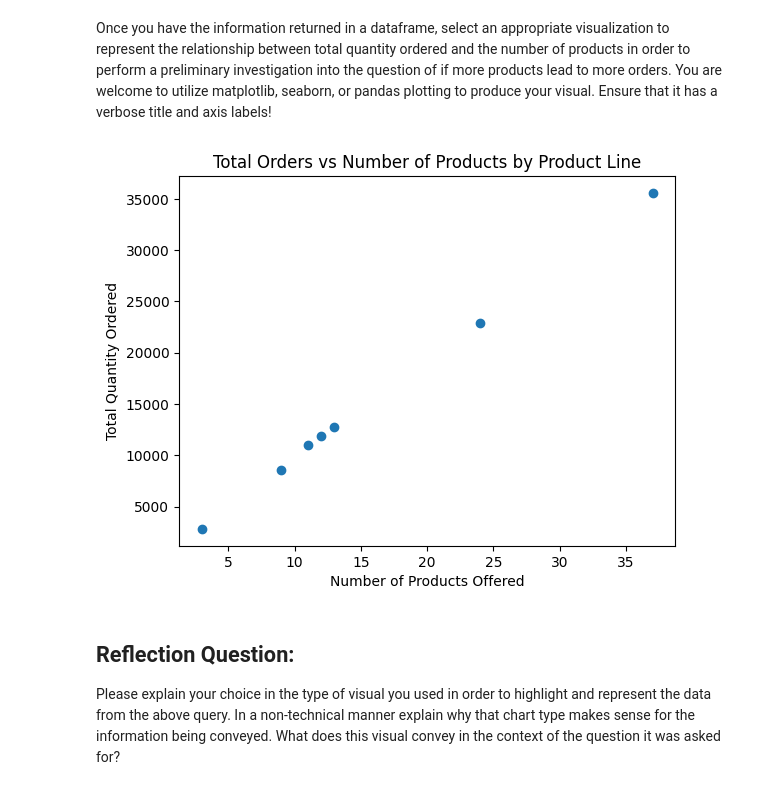
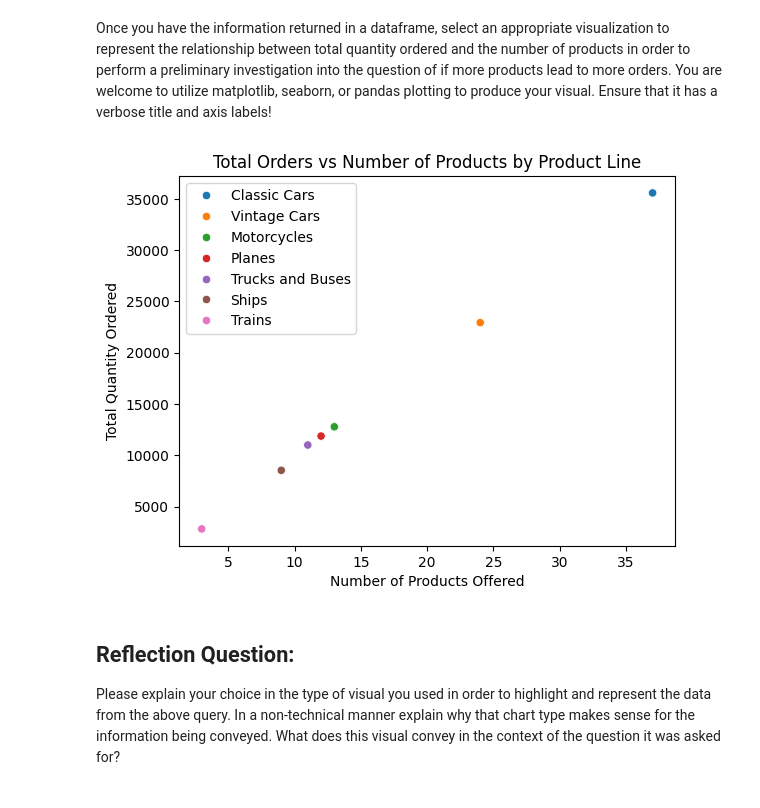
Before and after one commit to Zanalidu/dsc-sql-summative-lab, a Jupyter notebook: SQLSummativeLab.ipynb, the cells around one changed output. Saved outputs shown, nothing was run; the diff lists cells and outputs as text; code cells hidden in the pictures.

```diff
--- a/SQLSummativeLab.ipynb
+++ b/SQLSummativeLab.ipynb
@@ -314,7 +315,7 @@ Execute a SQl query that returns the information required to address this ask.
 # Pulling product informaiton by product line as product_line_info_df
 
 product_line_info_df = pd.read_sql("""
-        SELECT productLine, COUNT(DISTINCT productName) AS Number_of_Products, SUM(od.quantityOrdered) AS Total_Quantity_Ordered
+        SELECT productLine, COUNT(DISTINCT productCode) AS Number_of_Products, SUM(od.quantityOrdered) AS Total_Quantity_Ordered
             FROM products
          JOIN orderdetails AS od
           USING (productCode)
@@ -337,17 +338,19 @@ Once you have the information returned in a dataframe, select an appropriate vis
 # %%
 # Replace None with your visual code
 # Produce a visual to represent the the relation between number of products and the total amount ordered
-plt.scatter(product_line_info_df["Number_of_Products"], product_line_info_df["Total_Quantity_Ordered"])
+sns.scatterplot(x=product_line_info_df["Number_of_Products"], y=product_line_info_df["Total_Quantity_Ordered"], hue = product_line_info_df["productLine"])
 
 # Add labels and a title
 plt.xlabel('Number of Products Offered')
 plt.ylabel('Total Quantity Ordered')
 plt.title('Total Orders vs Number of Products by Product Line')
 
+plt.legend()
+
 # Display the plot
 plt.show()
 # %% [output]
-[figure, old version]
+[figure, new version]
 # %% [markdown]
 ## Reflection Question:
 
```
Also changed, not shown: parts of 30 cells of this notebook, 1 other file.
